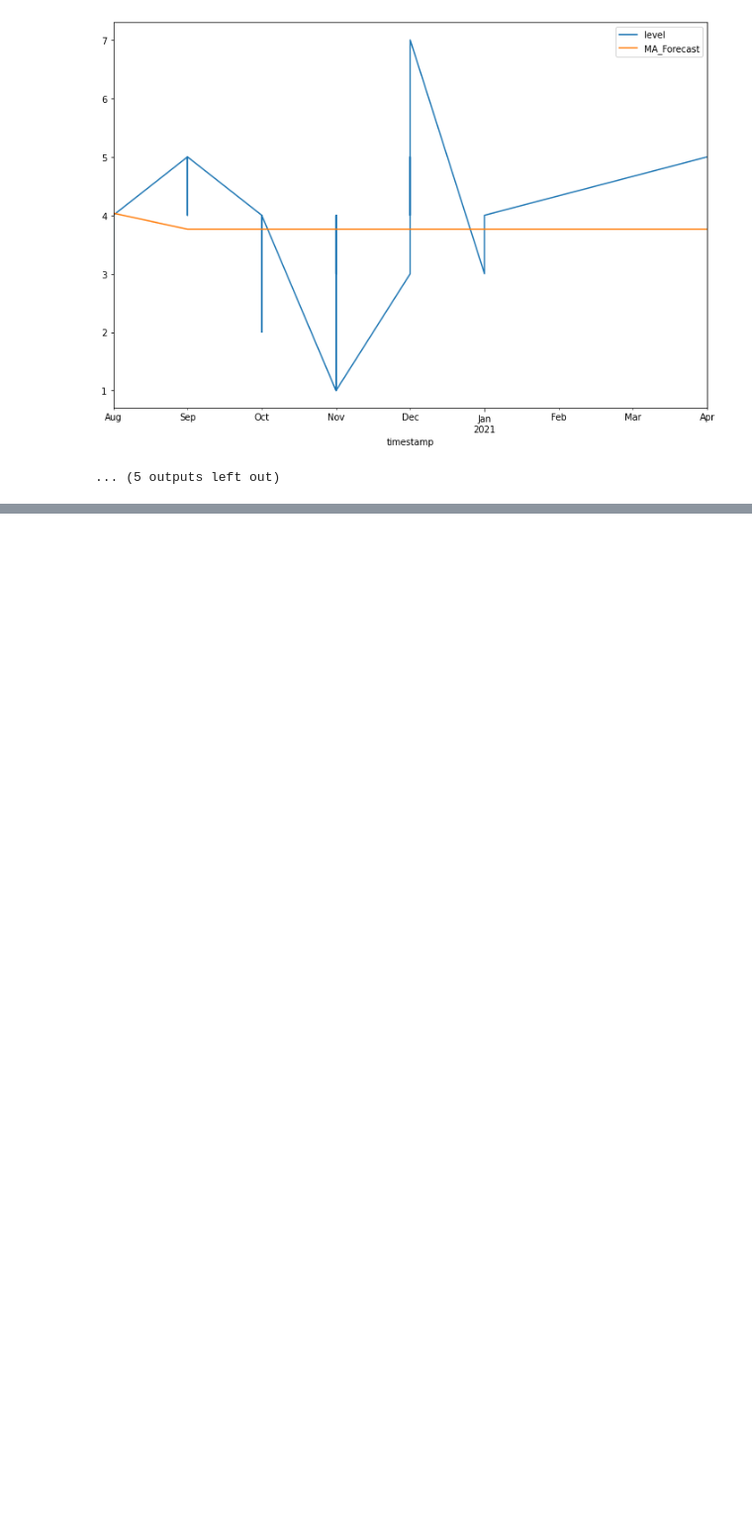
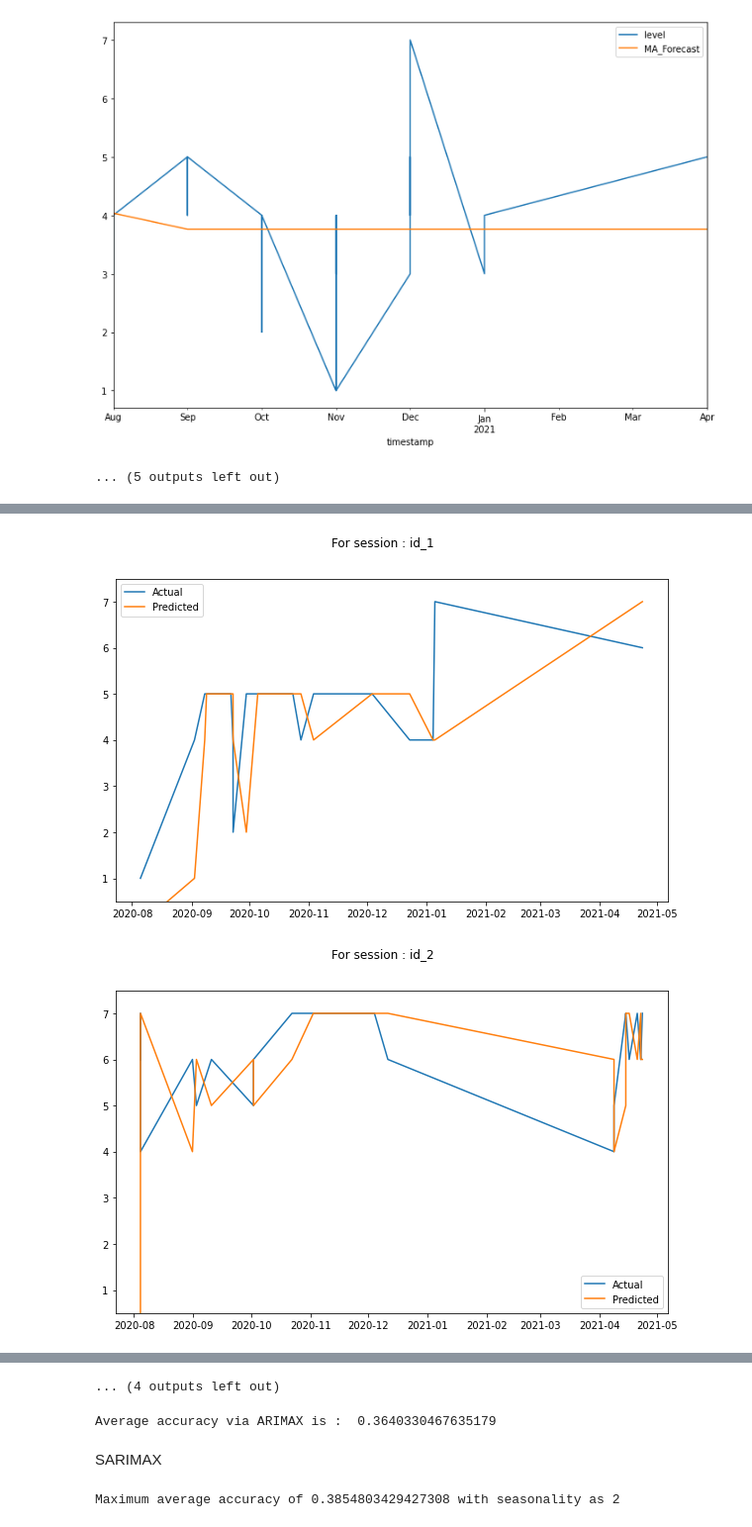
Before and after one commit to GuptaTanay/Battery-Level-Prediction, a Jupyter notebook: Battery_Level_Prediction.ipynb, the cells around one changed output, grey strips where cells are left out. Shown at 99% size. Cells and saved outputs as stored; diff of their text form; code cells hidden in the pictures; blank space fills up the shorter version.

```diff
--- a/Battery_Level_Prediction.ipynb
+++ b/Battery_Level_Prediction.ipynb
@@ -518,3 +524,27 @@ Mean MAE is: 0.889176554749676
 [figure]
 [figure]
 ... (5 outputs left out)
+# %%
+def calculate_arimax():
+    accuracies = []
+    actual_values = {}
+    predicted_values = {}
+    timestamps = {}
+
+    for session in final_data['scode'].unique():
+        input_data = final_data[ final_data['scode'] == session ]
+        actual_series = list( input_data['level'].astype(int) )
+        sarimax = sm.tsa.statespace.SARIMAX(actual_series, seasonal_order=(0,0,0,0), enforce_stationarity=False).fit()
+        predicted_series = [ int(np.around(x)) for x in sarimax.predict() ]
+
+        testScore = accuracy_score(actual_series, predicted_series)
+        print('For id: ', session, ' accuracy is : ', testScore)
+
+        accuracies.append(testScore)
+        actual_values[session] = actual_series
+        predicted_values[session] = predicted_series
+        timestamps[session] = list(input_data.index)
+
+    return accuracies, timestamps, actual_values, predicted_values
+# %%
+accuracies, timestamps, actual_values, predicted_values = calculate_arimax()
@@ -520,0 +568,21 @@ Mean MAE is: 0.889176554749676
+# %%
+def plot_curves(timestamps, actual_values, predicted_values):
+    for session in actual_values.keys():
+
+        fig, ax = plt.subplots(1, 1, figsize=(10,6))
+        fig.suptitle('For session : ' + str(session))
+
+        ts = timestamps[session]
+        av = actual_values[session]
+        pv = predicted_values[session]
+        ax.plot(ts, av, label='Actual')
+        ax.plot(ts, pv, label='Predicted')
+        ax.set_ylim([0.5,7.5])
+        ax.legend()
+
+        plt.show()
+# %%
+plot_curves(timestamps, actual_values, predicted_values)
+# %% [output]
+[figure, added]
+[figure, added]
@@ -520,0 +599,7 @@ Mean MAE is: 0.889176554749676
+... (4 outputs left out)
+# %%
+print('Average accuracy via ARIMAX is : ', sum(accuracies)/len(accuracies))
+# %% [output]
+Average accuracy via ARIMAX is :  0.3640330467635179
+# %% [markdown]
+SARIMAX
@@ -520,0 +630,12 @@ Mean MAE is: 0.889176554749676
+# %%
+max_accuracy = -1
+seasonality_max = -1
+for seasonality in [2,3,4,5,6]:
+    accuracies, timestamps, actual_values, predicted_values = calculate_sarimax(2, log=False)
+    avg_acc = sum(accuracies)/len(accuracies)
+    if max_accuracy < avg_acc:
+        max_accuracy = avg_acc
+        seasonality_max = seasonality
+print('Maximum average accuracy of {} with seasonality as {}'.format(max_accuracy, seasonality_max))
+# %% [output]
+Maximum average accuracy of 0.3854803429427308 with seasonality as 2
```
Also changed, not shown: parts of 16 cells of this notebook.
